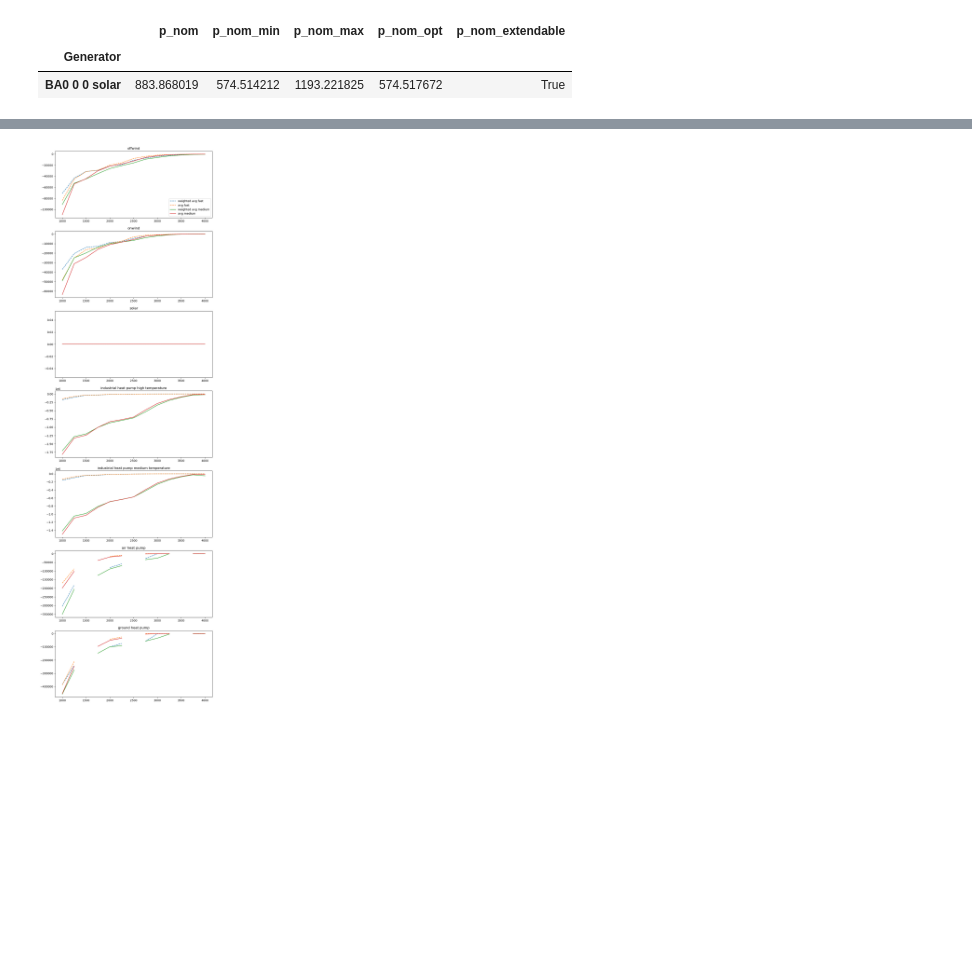
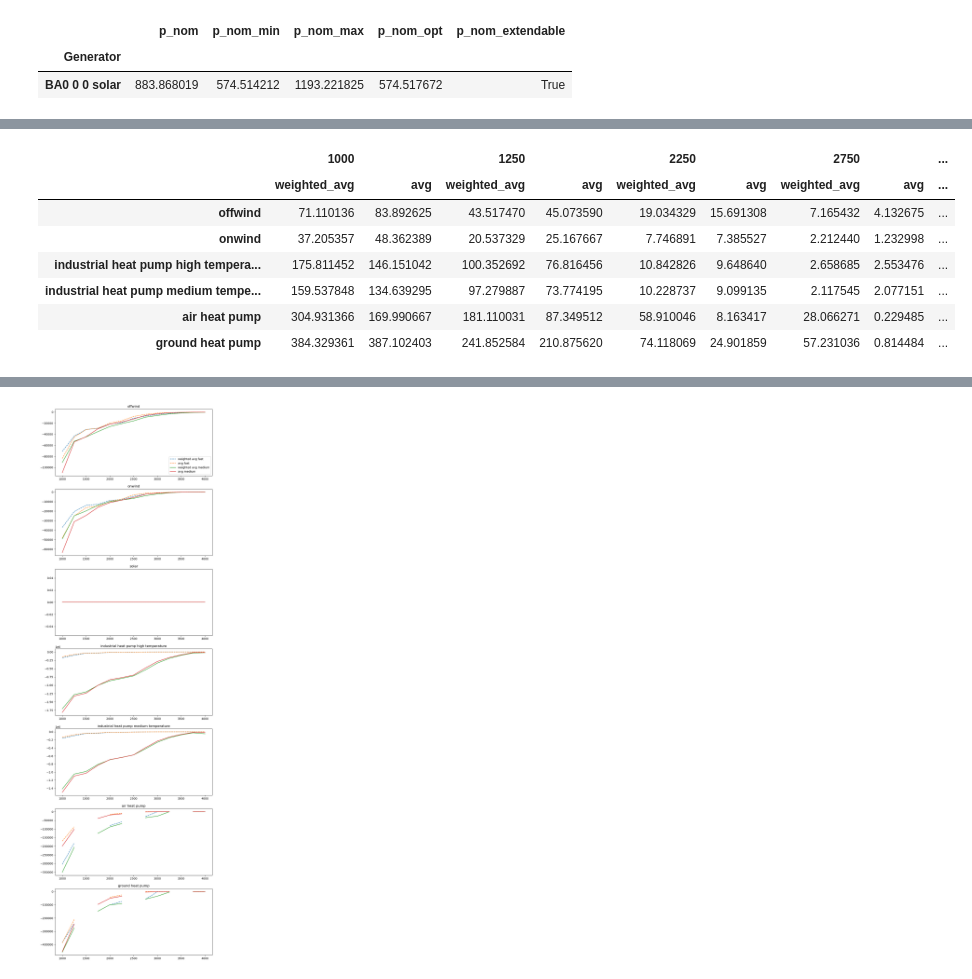
Before and after one commit to LukasFrankenQ/resilient-pypsa-eur, a Jupyter notebook: notebooks/evaluate_constraints.ipynb, the cells around one changed output, grey strips where cells are left out. Cells and saved outputs as stored; diff of their text form; code cells hidden in the pictures; blank space fills up the shorter version.

```diff
--- a/notebooks/evaluate_constraints.ipynb
+++ b/notebooks/evaluate_constraints.ipynb
@@ -164,0 +192,11 @@ medium = pd.concat(uppers_medium, axis=1, keys=wiggles)
+# %%
+fast.T.dropna().T
+# %% [output]
+|  | 1000 |  | 1250 |  | 2250 |  | 2750 |  | ... |
+|  | weighted_avg | avg | weighted_avg | avg | weighted_avg | avg | weighted_avg | avg | ... |
+| offwind | 71.110136 | 83.892625 | 43.517470 | 45.073590 | 19.034329 | 15.691308 | 7.165432 | 4.132675 | ... |
+| onwind | 37.205357 | 48.362389 | 20.537329 | 25.167667 | 7.746891 | 7.385527 | 2.212440 | 1.232998 | ... |
+| industrial heat pump high tempera... | 175.811452 | 146.151042 | 100.352692 | 76.816456 | 10.842826 | 9.648640 | 2.658685 | 2.553476 | ... |
+| industrial heat pump medium tempe... | 159.537848 | 134.639295 | 97.279887 | 73.774195 | 10.228737 | 9.099135 | 2.117545 | 2.077151 | ... |
+| air heat pump | 304.931366 | 169.990667 | 181.110031 | 87.349512 | 58.910046 | 8.163417 | 28.066271 | 0.229485 | ... |
+| ground heat pump | 384.329361 | 387.102403 | 241.852584 | 210.875620 | 74.118069 | 24.901859 | 57.231036 | 0.814484 | ... |
```
Also changed, not shown: parts of 10 cells of this notebook, 1 other file.
